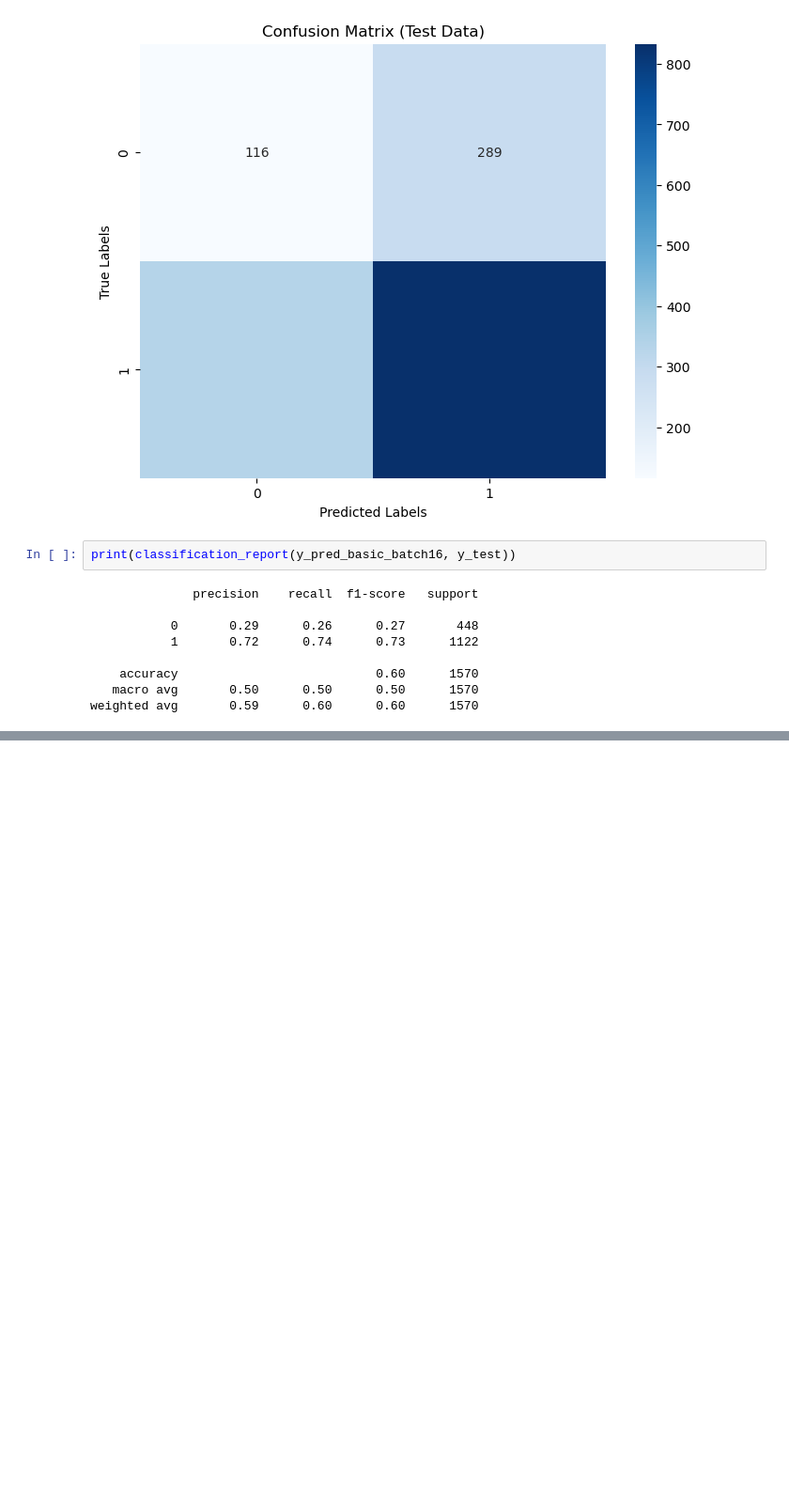
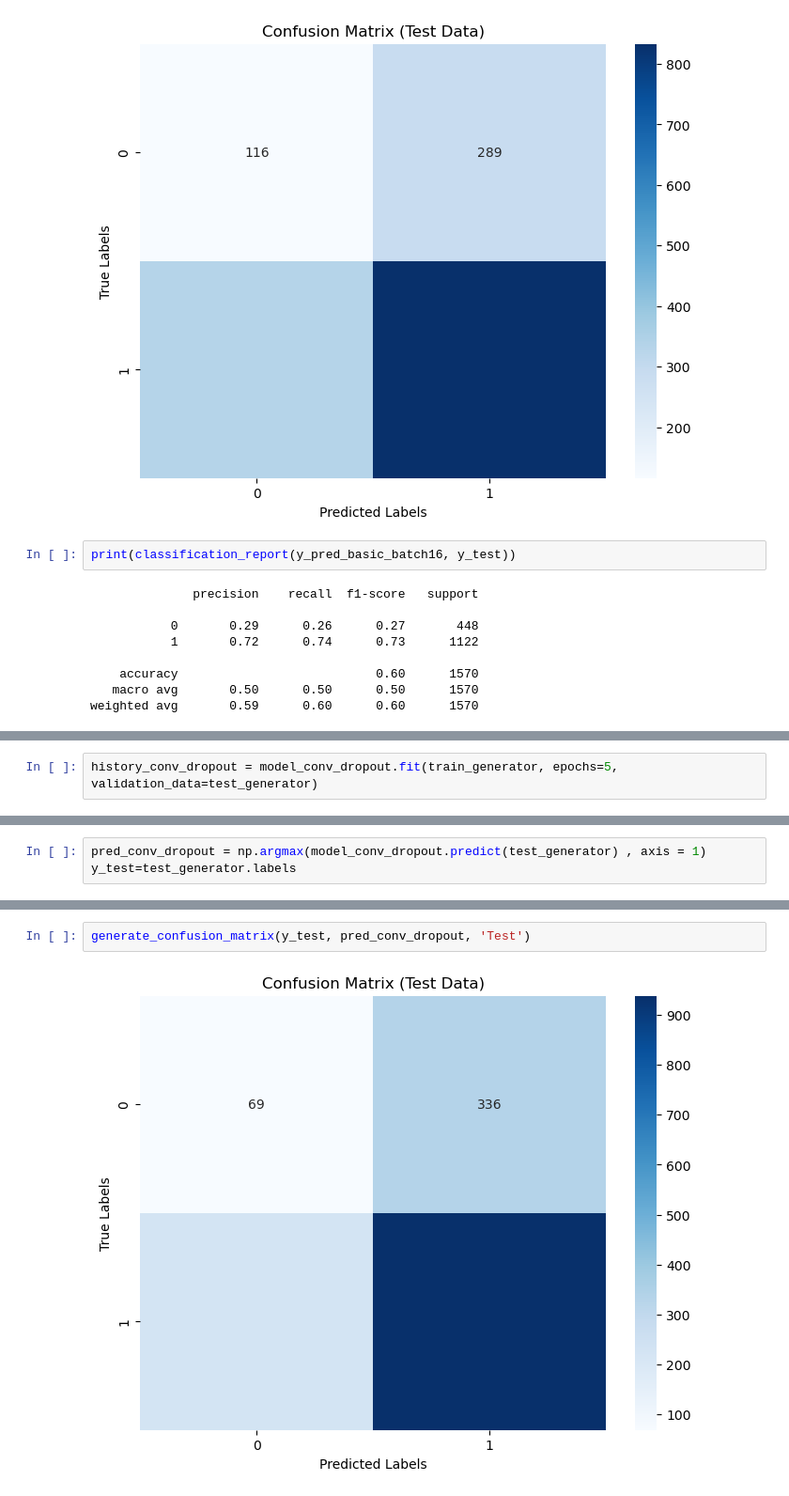
Before and after one commit to Iwaniukooo11/deep-learning_x-ray-images-pneumonia, a Jupyter notebook: model/deep_learning/main.ipynb, the cells around one changed output, grey strips where cells are left out. Shown at 94% size. Saved outputs shown, nothing was run; the diff lists cells and outputs as text; blank space fills up the shorter version.

```diff
--- a/model/deep_learning/main.ipynb
+++ b/model/deep_learning/main.ipynb
@@ -477,0 +493,2 @@ weighted avg       0.59      0.60      0.60      1570
+# %%
+history_conv_dropout = model_conv_dropout.fit(train_generator, epochs=5, validation_data=test_generator)
@@ -477,0 +506,3 @@ weighted avg       0.59      0.60      0.60      1570
+# %%
+pred_conv_dropout = np.argmax(model_conv_dropout.predict(test_generator) , axis = 1)
+y_test=test_generator.labels
@@ -477,0 +522,4 @@ weighted avg       0.59      0.60      0.60      1570
+# %%
+generate_confusion_matrix(y_test, pred_conv_dropout, 'Test')
+# %% [output]
+[figure, added]
```
Also changed, not shown: parts of 30 cells of this notebook, 2 other files.
